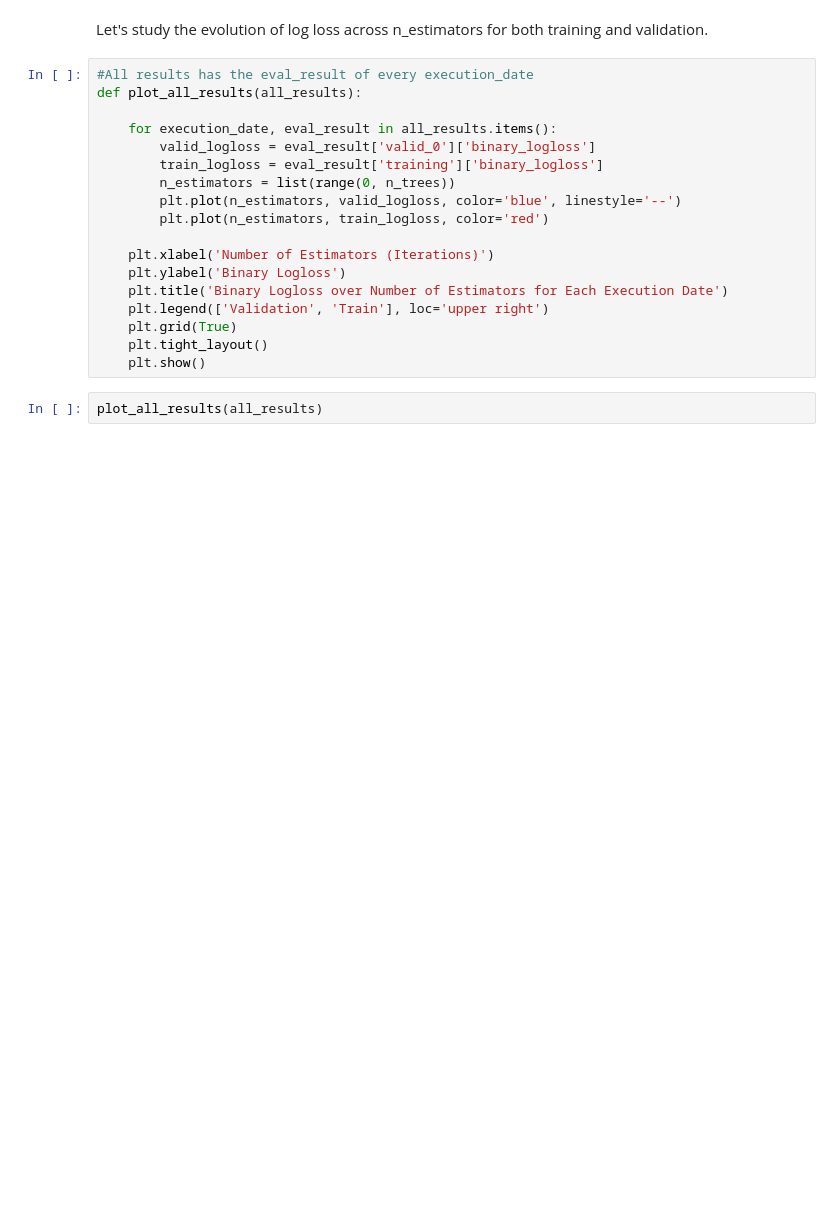
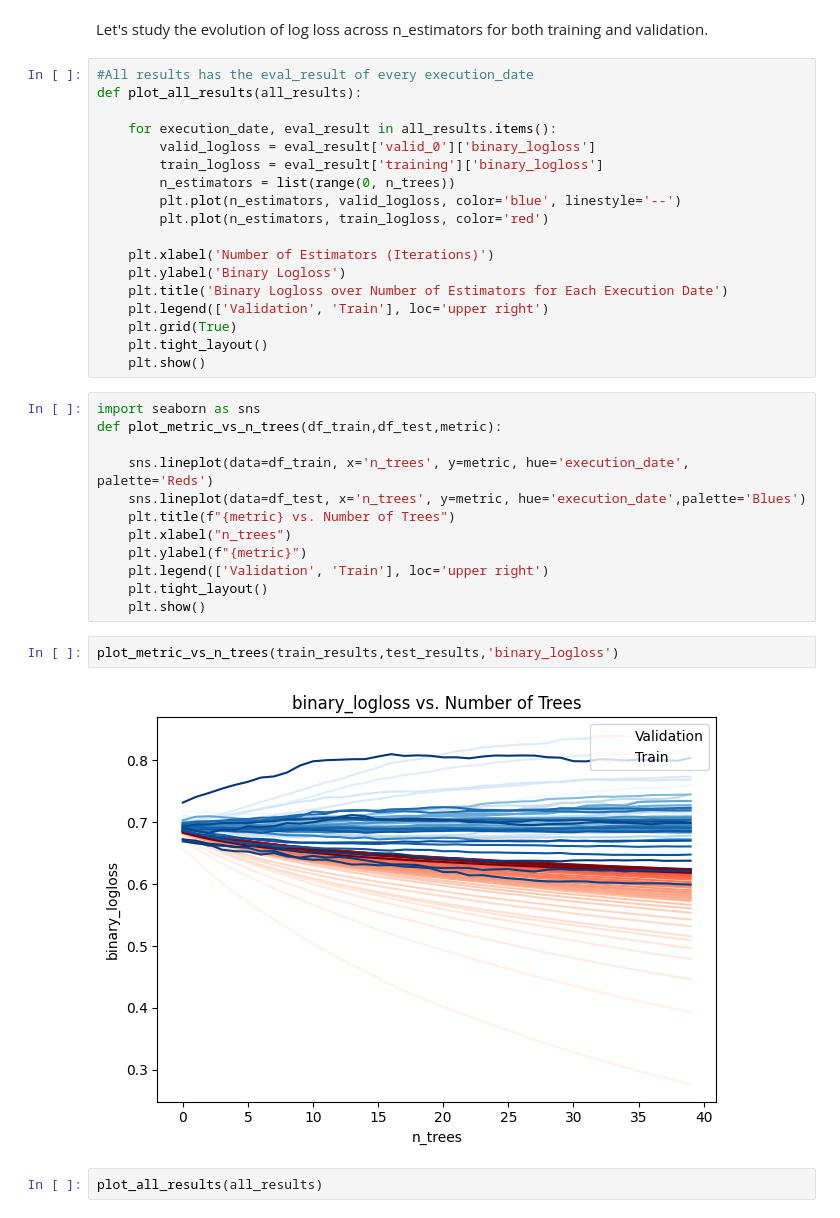
Before and after one commit to raqueel-ff/zrive-ds, a Jupyter notebook: src/module_5/module5.ipynb, the cells around one changed output. Saved outputs shown, nothing was run; the diff lists cells and outputs as text; blank space fills up the shorter version.

```diff
--- a/src/module_5/module5.ipynb
+++ b/src/module_5/module5.ipynb
@@ -476,6 +533,22 @@ def plot_all_results(all_results):
     plt.grid(True)
     plt.tight_layout()
     plt.show()
+# %%
+import seaborn as sns
+def plot_metric_vs_n_trees(df_train,df_test,metric):
+
+    sns.lineplot(data=df_train, x='n_trees', y=metric, hue='execution_date', palette='Reds')
+    sns.lineplot(data=df_test, x='n_trees', y=metric, hue='execution_date',palette='Blues')
+    plt.title(f"{metric} vs. Number of Trees")
+    plt.xlabel("n_trees")
+    plt.ylabel(f"{metric}")
+    plt.legend(['Validation', 'Train'], loc='upper right')
+    plt.tight_layout()
+    plt.show()
+# %%
+plot_metric_vs_n_trees(train_results,test_results,'binary_logloss')
+# %% [output]
+[figure, added]
 # %%
 plot_all_results(all_results)
 # %% [output]
```
Also changed, not shown: parts of 28 cells of this notebook.
